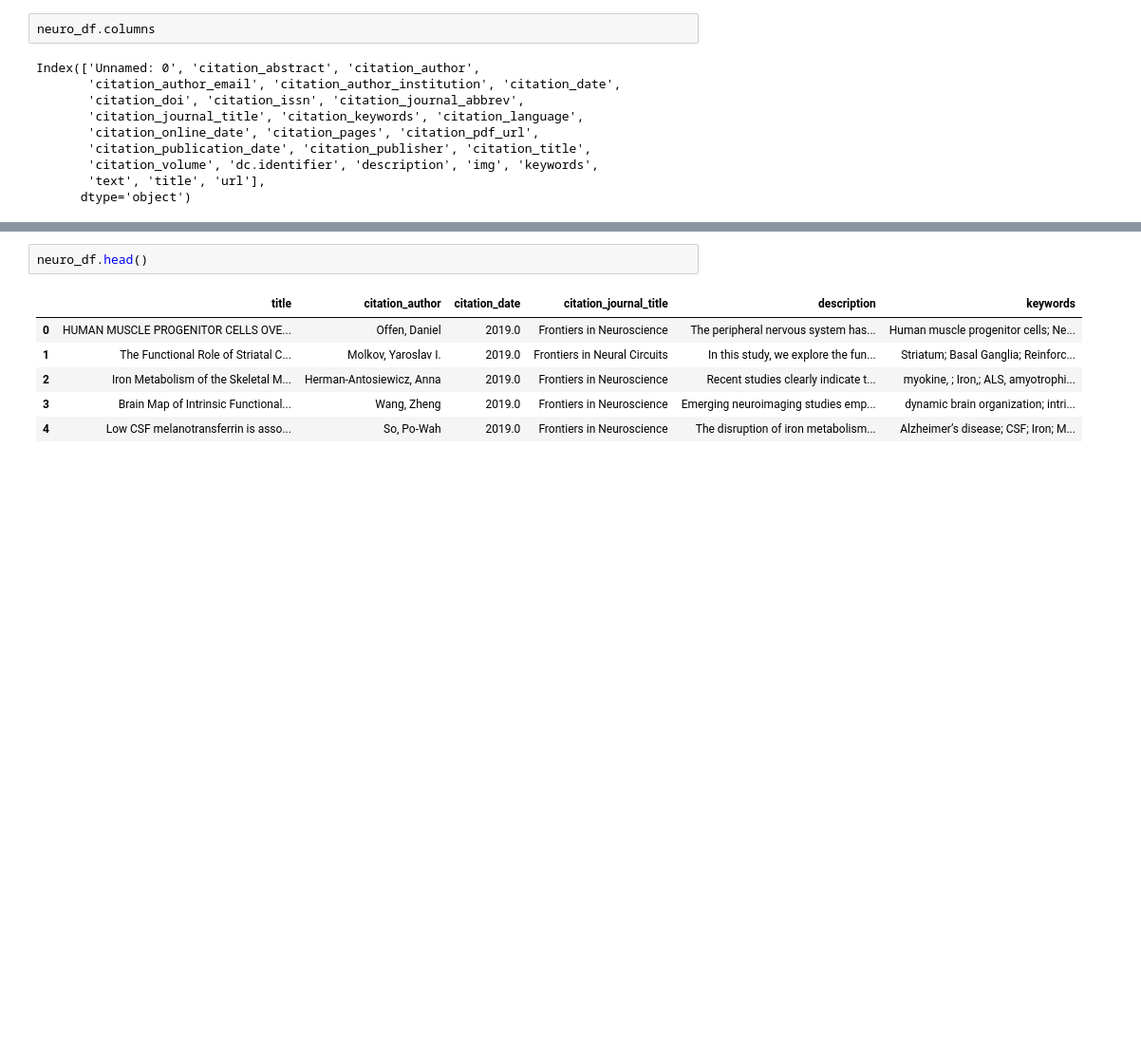
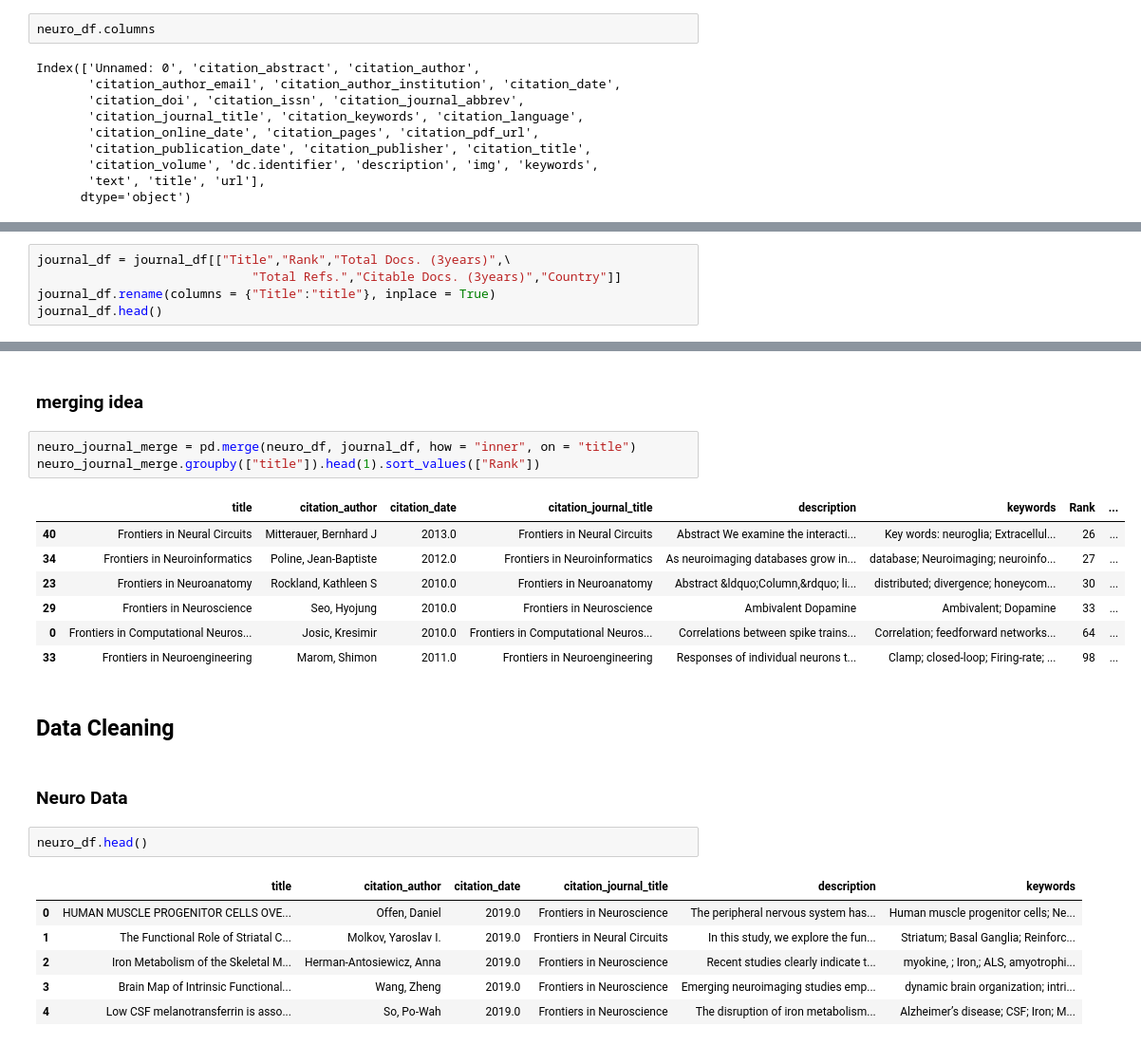
Before and after one commit to DanielMJones2005/Project_ETL, a Jupyter notebook: dev_files/Merged Data Exploration.ipynb, the cells around one changed output, grey strips where cells are left out. Shown: that part at 95% size. Cells and saved outputs as stored; diff of their text form; blank space fills up the shorter version.

```diff
--- a/dev_files/Data Exploration-vCleanMentalData.ipynb
+++ b/dev_files/Merged Data Exploration.ipynb
@@ -184,0 +346,5 @@ neuro_df = neuro_df[["title","citation_author","citation_date",\
+# %%
+journal_df = journal_df[["Title","Rank","Total Docs. (3years)",\
+                             "Total Refs.","Citable Docs. (3years)","Country"]]
+journal_df.rename(columns = {"Title":"title"}, inplace = True)
+journal_df.head()
@@ -185,3 +358,20 @@ neuro_df = neuro_df[["title","citation_author","citation_date",\
+# %% [markdown]
+### merging idea
+# %%
+neuro_journal_merge = pd.merge(neuro_df, journal_df, how = "inner", on = "title")
+neuro_journal_merge.groupby(["title"]).head(1).sort_values(["Rank"])
+# %% [output]
+|  | title | citation_author | citation_date | citation_journal_title | description | keywords | Rank | ... |
+| 40 | Frontiers in Neural Circuits | Mitterauer, Bernhard J | 2013.0 | Frontiers in Neural Circuits | Abstract We examine the interacti... | Key words: neuroglia; Extracellul... | 26 | ... |
+| 34 | Frontiers in Neuroinformatics | Poline, Jean-Baptiste | 2012.0 | Frontiers in Neuroinformatics | As neuroimaging databases grow in... | database; Neuroimaging; neuroinfo... | 27 | ... |
+| 23 | Frontiers in Neuroanatomy | Rockland, Kathleen S | 2010.0 | Frontiers in Neuroanatomy | Abstract &ldquo;Column,&rdquo; li... | distributed; divergence; honeycom... | 30 | ... |
+| 29 | Frontiers in Neuroscience | Seo, Hyojung | 2010.0 | Frontiers in Neuroscience | Ambivalent Dopamine | Ambivalent; Dopamine | 33 | ... |
+| 0 | Frontiers in Computational Neuros... | Josic, Kresimir | 2010.0 | Frontiers in Computational Neuros... | Correlations between spike trains... | Correlation; feedforward networks... | 64 | ... |
+| 33 | Frontiers in Neuroengineering | Marom, Shimon | 2011.0 | Frontiers in Neuroengineering | Responses of individual neurons t... | Clamp; closed-loop; Firing-rate; ... | 98 | ... |
+# %% [markdown]
+## Data Cleaning
+# %% [markdown]
+### Neuro Data
 # %%
 neuro_df.head()
 # %% [output]
```
Also changed, not shown: parts of 51 cells of this notebook, 2 other files.
